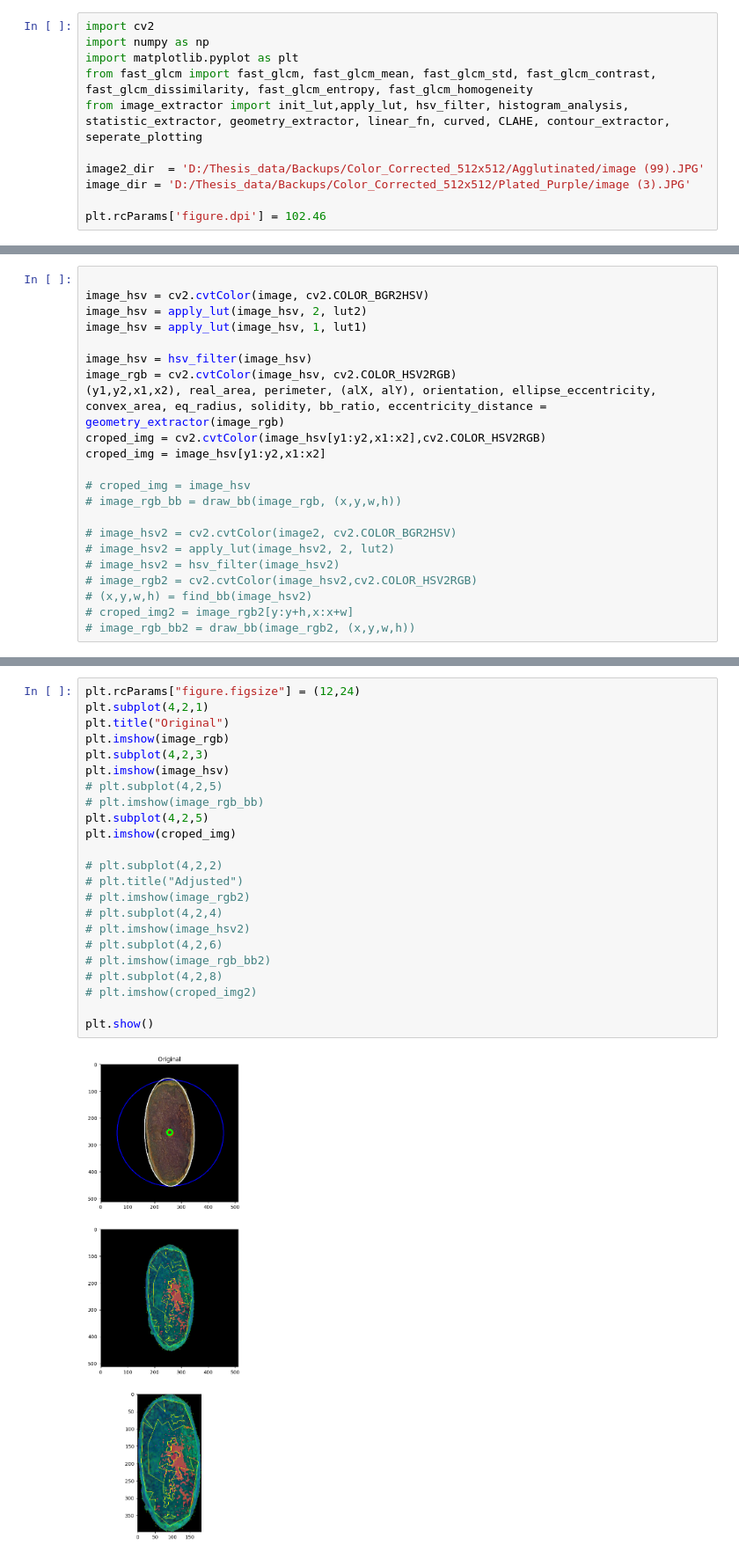
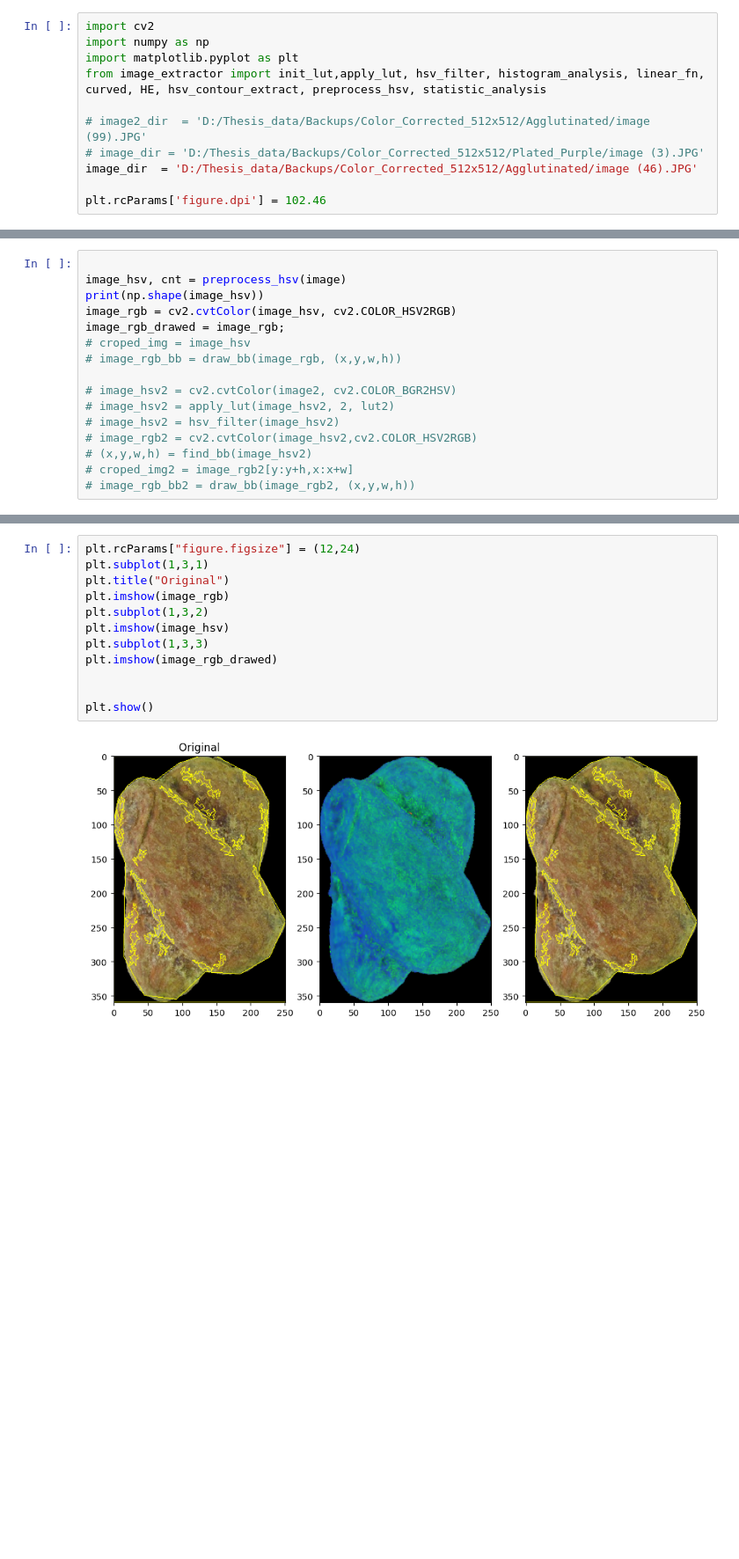
Before and after one commit to quanglochuynh/thesis2022, a Jupyter notebook: The_new_thesis_approach/feature.ipynb, the cells around one changed output, grey strips where cells are left out. Shown at 88% size. Drawn from its saved outputs; the diff is of its cells as text; blank space fills up the shorter version.

```diff
--- a/The_new_thesis_approach/feature.ipynb
+++ b/The_new_thesis_approach/feature.ipynb
@@ -2,11 +2,11 @@
 import cv2
 import numpy as np
 import matplotlib.pyplot as plt
-from fast_glcm import fast_glcm, fast_glcm_mean, fast_glcm_std, fast_glcm_contrast, fast_glcm_dissimilarity, fast_glcm_entropy, fast_glcm_homogeneity
-from image_extractor import init_lut,apply_lut, hsv_filter, histogram_analysis, statistic_extractor, geometry_extractor, linear_fn, curved, CLAHE, contour_extractor, seperate_plotting
+from image_extractor import init_lut,apply_lut, hsv_filter, histogram_analysis, linear_fn, curved, HE, hsv_contour_extract, preprocess_hsv, statistic_analysis
 
-image2_dir  = 'D:/Thesis_data/Backups/Color_Corrected_512x512/Agglutinated/image (99).JPG'
-image_dir = 'D:/Thesis_data/Backups/Color_Corrected_512x512/Plated_Purple/image (3).JPG'
+# image2_dir  = 'D:/Thesis_data/Backups/Color_Corrected_512x512/Agglutinated/image (99).JPG'
+# image_dir = 'D:/Thesis_data/Backups/Color_Corrected_512x512/Plated_Purple/image (3).JPG'
+image_dir  = 'D:/Thesis_data/Backups/Color_Corrected_512x512/Agglutinated/image (46).JPG'
 
 plt.rcParams['figure.dpi'] = 102.46
 # %%
@@ -25,15 +26,9 @@ lut2 = init_lut(fn=curved, coefficient=1.5)
 # %%
 
-image_hsv = cv2.cvtColor(image, cv2.COLOR_BGR2HSV)
-image_hsv = apply_lut(image_hsv, 2, lut2)
-image_hsv = apply_lut(image_hsv, 1, lut1)
-
-image_hsv = hsv_filter(image_hsv)
+image_hsv, cnt = preprocess_hsv(image)
+print(np.shape(image_hsv))
 image_rgb = cv2.cvtColor(image_hsv, cv2.COLOR_HSV2RGB)
-(y1,y2,x1,x2), real_area, perimeter, (alX, alY), orientation, ellipse_eccentricity, convex_area, eq_radius, solidity, bb_ratio, eccentricity_distance = geometry_extractor(image_rgb)
-croped_img = cv2.cvtColor(image_hsv[y1:y2,x1:x2],cv2.COLOR_HSV2RGB)
-croped_img = image_hsv[y1:y2,x1:x2]
-
+image_rgb_drawed = image_rgb;
 # croped_img = image_hsv
 # image_rgb_bb = draw_bb(image_rgb, (x,y,w,h))
 
@@ -115,25 +81,14 @@ print(a)
 # %%
 plt.rcParams["figure.figsize"] = (12,24)
-plt.subplot(4,2,1)
+plt.subplot(1,3,1)
 plt.title("Original")
 plt.imshow(image_rgb)
-plt.subplot(4,2,3)
+plt.subplot(1,3,2)
 plt.imshow(image_hsv)
-# plt.subplot(4,2,5)
-# plt.imshow(image_rgb_bb)
-plt.subplot(4,2,5)
-plt.imshow(croped_img)
+plt.subplot(1,3,3)
+plt.imshow(image_rgb_drawed)
 
-# plt.subplot(4,2,2)
-# plt.title("Adjusted")
-# plt.imshow(image_rgb2)
-# plt.subplot(4,2,4)
-# plt.imshow(image_hsv2)
-# plt.subplot(4,2,6)
-# plt.imshow(image_rgb_bb2)
-# plt.subplot(4,2,8)
-# plt.imshow(croped_img2)
 
 plt.show()
 # %% [output]
-[figure, old version]
+[figure, new version]
```
Also changed, not shown: parts of 6 cells of this notebook, 5 other files.
